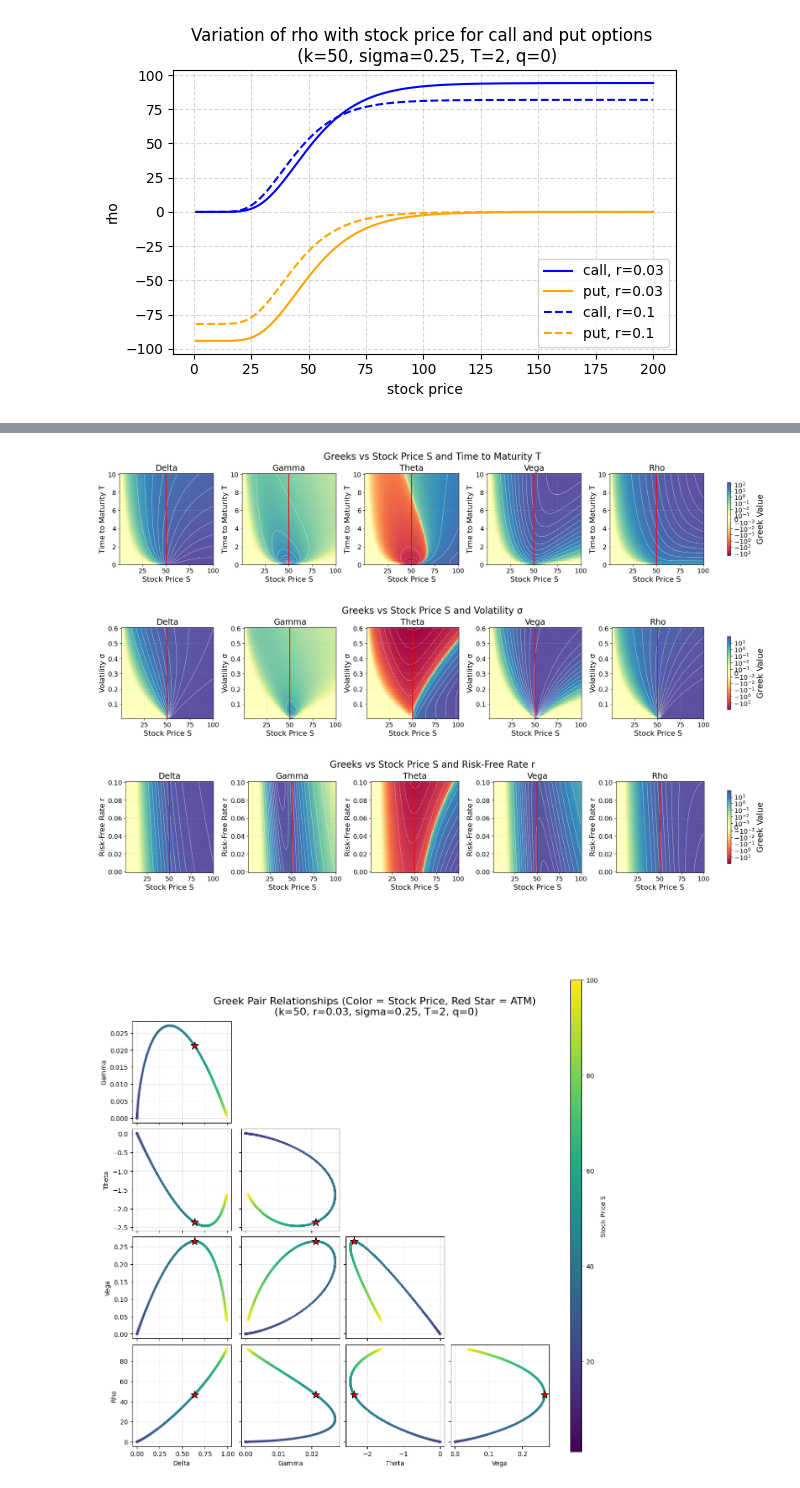
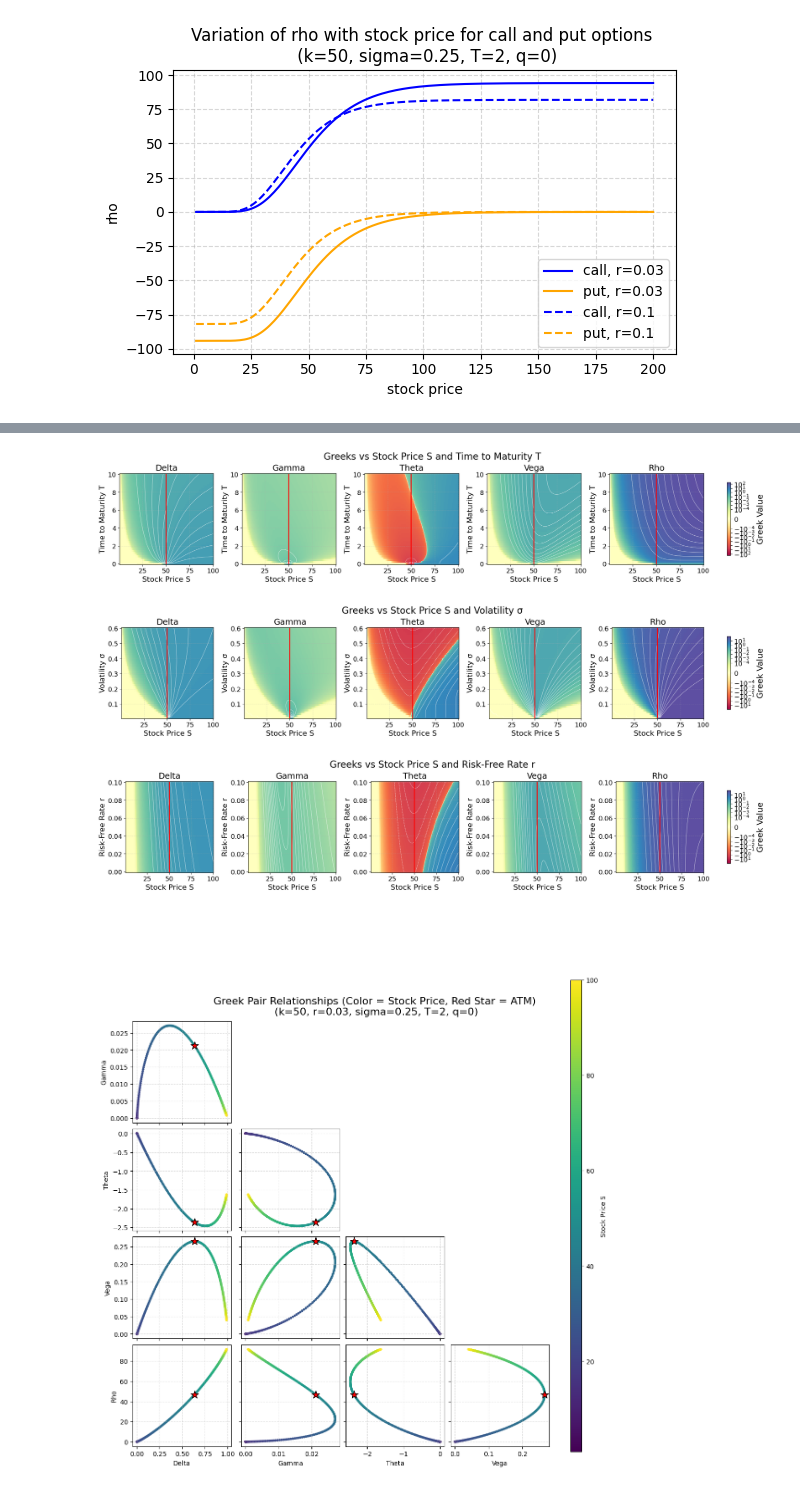
Before and after one commit to hsiuhsil/options_futures_derivatives, a Jupyter notebook: notebooks/demo of greeks.ipynb, the cells around one changed output, grey strips where cells are left out. Cells and saved outputs as stored; diff of their text form; code cells hidden in the pictures.

```diff
--- a/notebooks/demo of greeks.ipynb
+++ b/notebooks/demo of greeks.ipynb
@@ -280,7 +306,7 @@ plt.show()
 
 # Parameters
 stocks = np.linspace(1, 100, 100)
-maturities = np.linspace(0.1, 10, 50)
+maturities = np.linspace(0.01, 10, 50)
 volatilities = np.linspace(0.01, 0.6, 50)
 rates = np.linspace(0.0, 0.1, 50)
 k, q = 50, 0.05
@@ -318,40 +344,42 @@ for x_vals, y_vals, x_label, y_label in param_pairs:
     # Create figure with 5 panels for Greeks
     fig, axes = plt.subplots(1, 5, figsize=(20,4), constrained_layout=True)
     fig.suptitle(f"Greeks vs {x_label} and {y_label}", fontsize=20)
 
+    global_abs = max(max(abs(Z.min()), abs(Z.max())) for Z in greeks_data.values())
+
+
     for ax, (g_name, Z) in zip(axes, greeks_data.items()):
         # SymLogNorm with per-Greek symmetric color limits
-        abs_max = max(abs(Z.min()), abs(Z.max()))
-        linthresh = 1e-3  # small linear region around zero
+        linthresh = 1e-4  # small linear region around zero
         pcm = ax.pcolormesh(
             X, Y, Z,
-            cmap='Spectral',#'RdBu_r',
+            cmap='Spectral',
             shading='auto',
-            norm=SymLogNorm(linthresh=linthresh, linscale=0.5, vmin=-abs_max, vmax=abs_max)
+            norm=SymLogNorm(linthresh=linthresh, linscale=2, vmin=-global_abs, vmax=global_abs)
         )
 
         # Add contour lines
         ax.contour(X, Y, Z, colors='w', linewidths=0.5, levels=12)
         ax.set_title(g_name, fontsize=18)
         ax.set_xlabel(x_label, fontsize=16)
         ax.set_ylabel(y_label, fontsize=16)
         ax.grid(True, linestyle='--', alpha=0.3)
         ax.tick_params(labelsize=14)
 
         # ATM marker (S = K)
         atm_idx = np.argmin(np.abs(x_vals - k))
         ax.plot(x_vals[atm_idx]*np.ones_like(y_vals), y_vals, 'r', lw=2)
 
     # Shared colorbar
     cbar = fig.colorbar(pcm, ax=axes.ravel().tolist(), location='right', shrink=0.8, pad=0.03)
     cbar.set_label('Greek Value', fontsize=18)
     cbar.ax.tick_params(labelsize=14)
 
     plt.show()
 # %% [output]
-[figure, old version]
+[figure, new version]
-[figure, old version]
+[figure, new version]
-[figure, old version]
+[figure, new version]
 # %%
 import numpy as np
 import matplotlib.pyplot as plt
```
Also changed, not shown: parts of 1 cell of this notebook.
